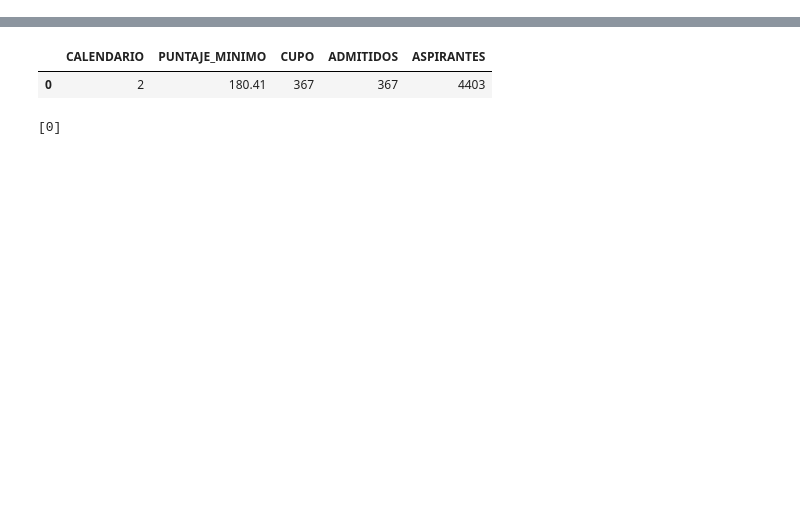
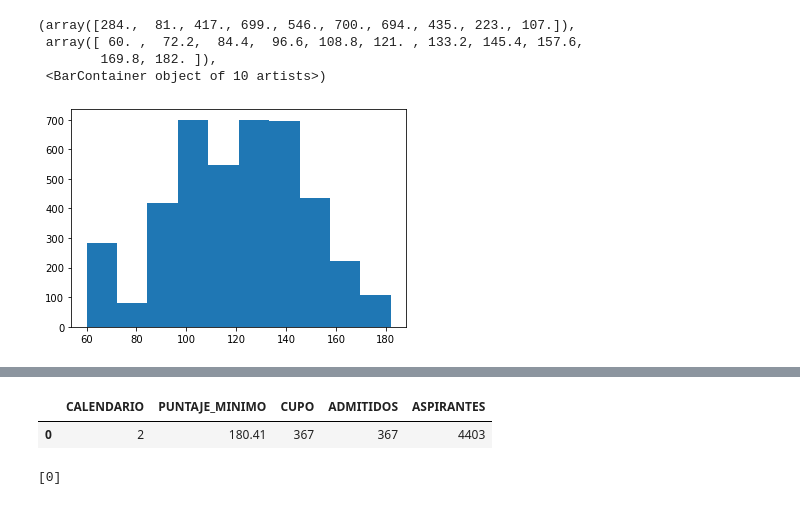
Before and after one commit to doble-eme/modelo_ingreso_udg, a Jupyter notebook: modelo_decision_tree_udg.ipynb, the cells around one changed output, grey strips where cells are left out. Cells and saved outputs as stored; diff of their text form; code cells hidden in the pictures; blank space fills up the shorter version.

```diff
--- a/modelo_decision_tree_udg.ipynb
+++ b/modelo_decision_tree_udg.ipynb
@@ -71,0 +144,8 @@ sns.countplot(df['CALENDARIO'],hue=df['PROB_ALTA'])
+# %%
+plt.hist(df['PUNTAJE_MINIMO'], bins=10)
+# %% [output]
+(array([284.,  81., 417., 699., 546., 700., 694., 435., 223., 107.]),
+ array([ 60. ,  72.2,  84.4,  96.6, 108.8, 121. , 133.2, 145.4, 157.6,
+        169.8, 182. ]),
+ <BarContainer object of 10 artists>)
+[figure, added]
```
Also changed, not shown: parts of 33 cells of this notebook, 31 other files.
